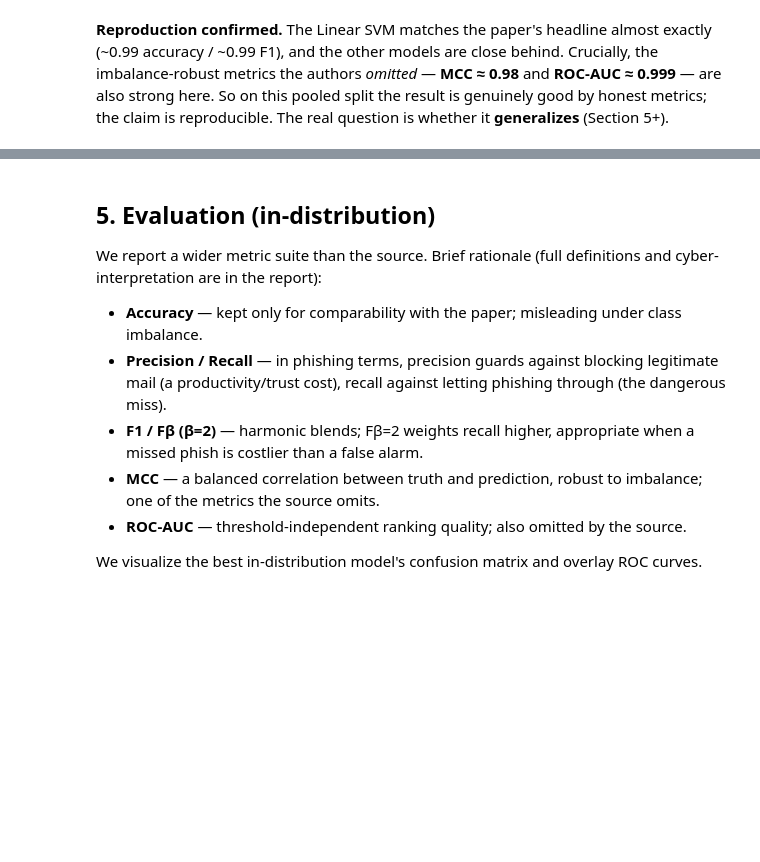
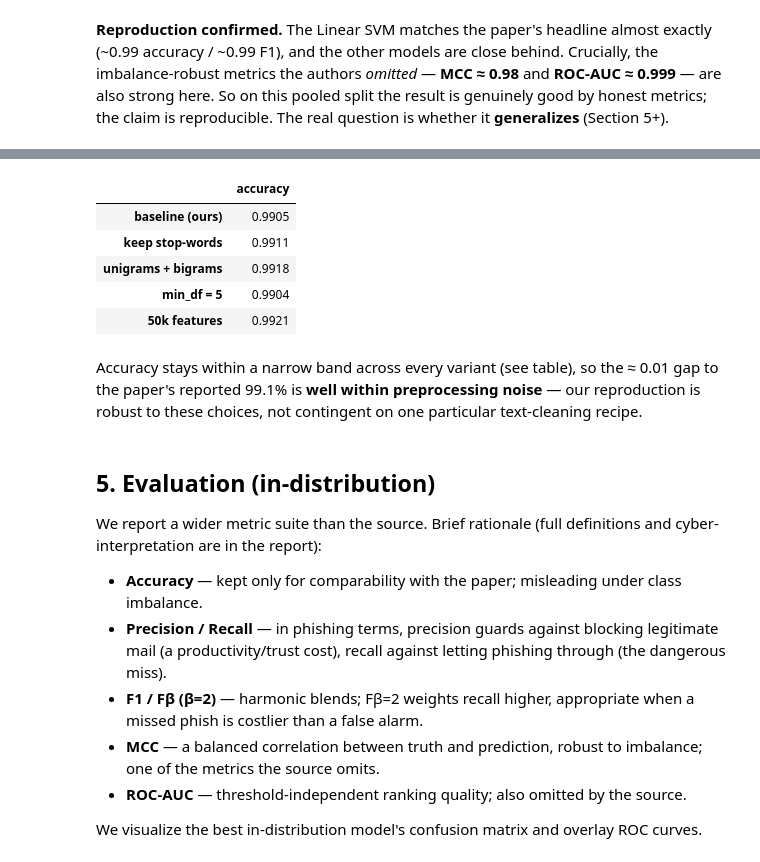
Before and after one commit to Imreec/phishing-detection-ds-cyber, a Jupyter notebook: notebooks/phishing_critique.ipynb, the cells around one changed output, grey strips where cells are left out. Cells and saved outputs as stored; diff of their text form; code cells hidden in the pictures; blank space fills up the shorter version.

Commit message:
feat: add preprocessing-sensitivity check and clarify hand-features are diagnostic-only (review follow-up)

```diff
--- a/notebooks/phishing_critique.ipynb
+++ b/notebooks/phishing_critique.ipynb
@@ -487,3 +495,30 @@ the claim is reproducible. The real question is whether it **generalizes** (Sect
+# %%
+variants = {
+    "baseline (ours)": {},
+    "keep stop-words": {"stop_words": None},
+    "unigrams + bigrams": {"ngram_range": (1, 2)},
+    "min_df = 5": {"min_df": 5},
+    "50k features": {"max_features": 50000},
+}
+sensitivity = {}
+for name, override in variants.items():
+    xtr, xte, _ = features.fit_transform_tfidf(
+        train_df[config.TEXT_COL], test_df[config.TEXT_COL], {**config.TFIDF_PARAMS, **override}
+    )
+    model = models.build_linsvc().fit(xtr, y_train)
+    sensitivity[name] = evaluate.evaluate_model(model, xte, y_test)["accuracy"]
+pd.Series(sensitivity, name="accuracy").round(4).to_frame()
+# %% [output]
+|  | accuracy |
+| baseline (ours) | 0.9905 |
+| keep stop-words | 0.9911 |
+| unigrams + bigrams | 0.9918 |
+| min_df = 5 | 0.9904 |
+| 50k features | 0.9921 |
+# %% [markdown]
+Accuracy stays within a narrow band across every variant (see table), so the ≈ 0.01 gap to the
+paper's reported 99.1% is **well within preprocessing noise** — our reproduction is robust to
+these choices, not contingent on one particular text-cleaning recipe.
 # %% [markdown]
 ## 5. Evaluation (in-distribution)
 
```
Also changed, not shown: parts of 2 cells of this notebook, 2 other files.
